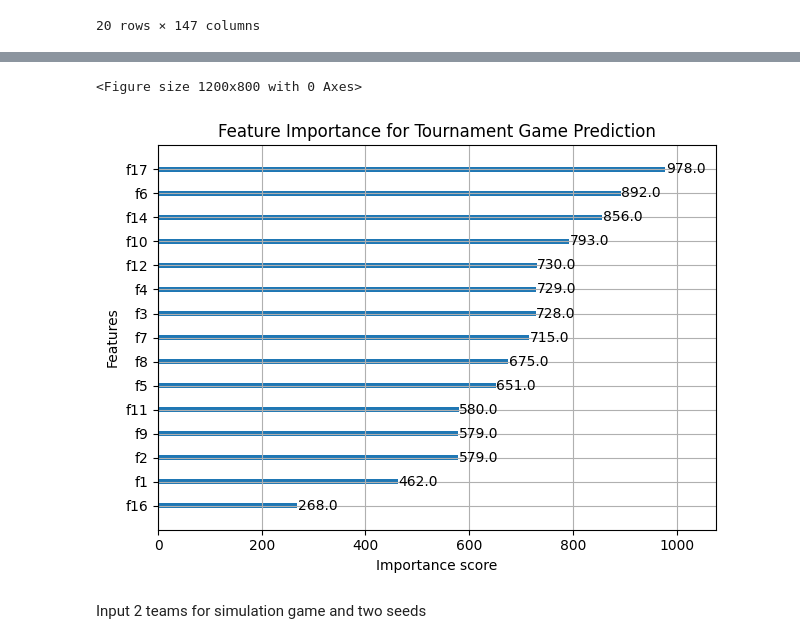
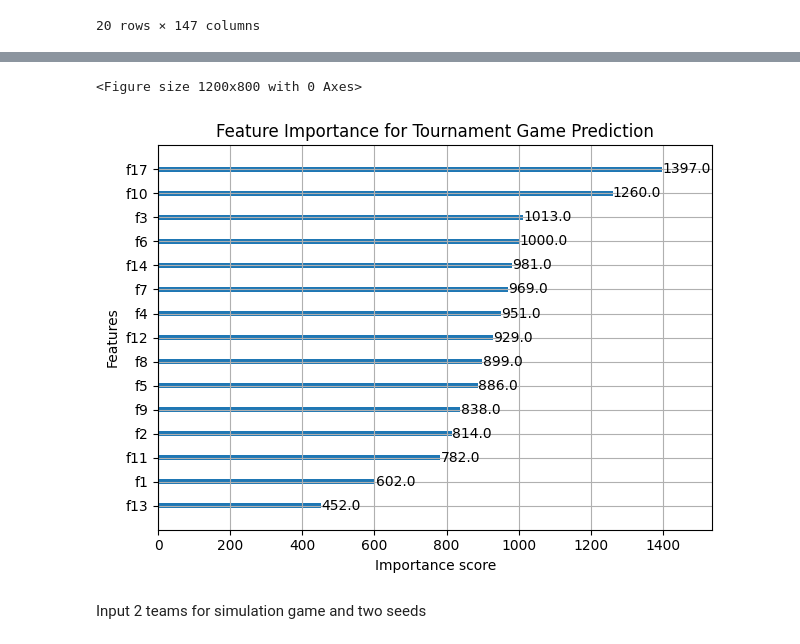
Before and after one commit to StudioMitesh/march-madness-25, a Jupyter notebook: notebook.ipynb, the cells around one changed output, grey strips where cells are left out. Drawn from its saved outputs; the diff is of its cells as text; code cells hidden in the pictures.

Commit message:
hyperparam tuning, might switch to ensemble model or smth and also need to do shap for features

```diff
--- a/notebook.ipynb
+++ b/notebook.ipynb
@@ -606,0 +590,26 @@ Accuracy: 0.7746031746031746
+# %%
+from sklearn.model_selection import StratifiedKFold
+
+skf = StratifiedKFold(n_splits=5, shuffle=True, random_state=42)
+for train_idx, val_idx in skf.split(X_train_scaled, y_train):
+    X_tr, X_val = X_train_scaled[train_idx], X_train_scaled[val_idx]
+    y_tr, y_val = y_train.iloc[train_idx], y_train.iloc[val_idx]
+# %%
+model = xgb.XGBClassifier(
+    learning_rate=0.005,
+    n_estimators=1000,
+    max_depth=5,
+    min_child_weight=3,
+    subsample=0.65,
+    colsample_bytree=0.8,
+    reg_alpha=0.05,
+    objective='binary:logistic',
+    n_jobs=-1,
+    random_state=42,
+)
+
+model.fit(
+    X_tr,
+    y_tr,
+    eval_set=[(X_val, y_val)]
+)
@@ -607,12 +654,12 @@ Accuracy: 0.7746031746031746
 # %%
 plt.figure(figsize=(12, 8))
-xgb.plot_importance(model, max_num_features=15)
+xgb.plot_importance(model, max_num_features=15, importance_type='weight', title='Feature Importance')
 plt.title('Feature Importance for Tournament Game Prediction')
 plt.tight_layout()
 plt.show()
 # %% [output]
 <Figure size 1200x800 with 0 Axes>
-[figure, old version]
+[figure, new version]
 # %% [markdown]
 Input 2 teams for simulation game and two seeds
 # %%
```
Also changed, not shown: parts of 13 cells of this notebook.
